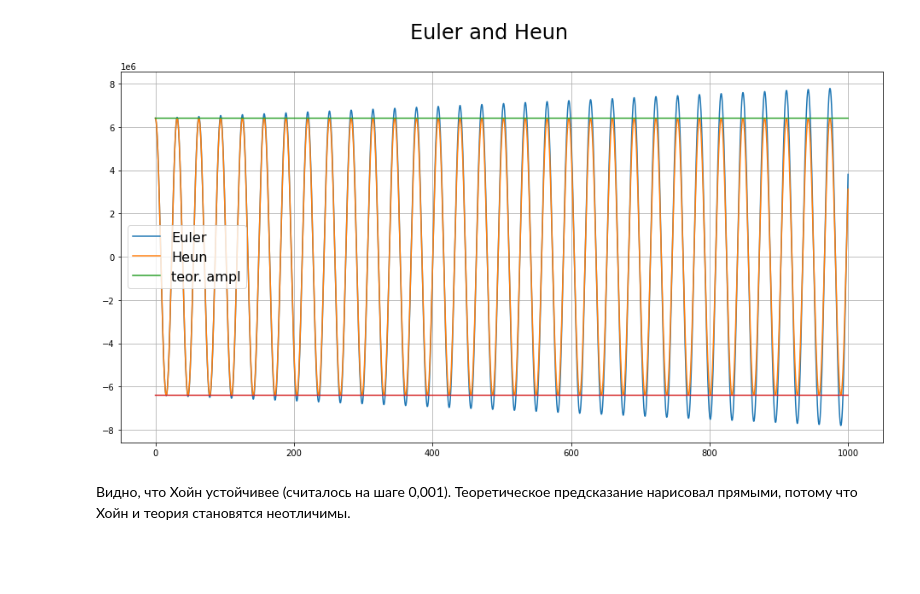
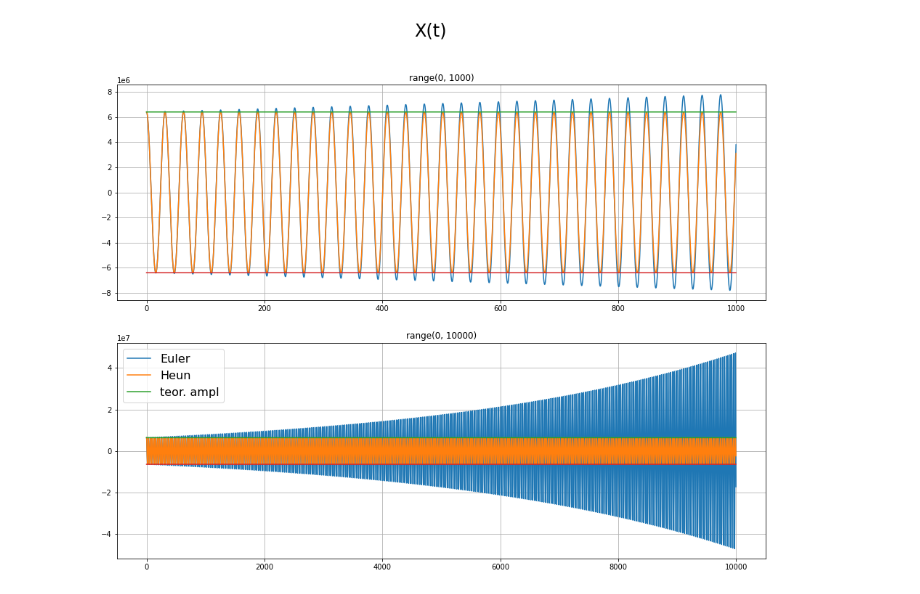
Before and after one commit to GintGld/modeling_MIPT, a Jupyter notebook: wk3/gr.ipynb, the cells around one changed output. Drawn from its saved outputs; the diff is of its cells as text; code cells hidden in the pictures; blank space fills up the shorter version.

Commit message:
graph x(t)

```diff
--- a/wk3/gr.ipynb
+++ b/wk3/gr.ipynb
@@ -6,20 +6,28 @@ import matplotlib.pyplot as plt
 d = pd.read_csv('fluct_6400000.000000_0.000000_1000000_0.000500.txt')
 d = d[:int(1*len(d))]
 # %%
-fig, ax = plt.subplots()
-fig.suptitle('Euler and Heun', fontsize=24)
-fig.set_size_inches(16, 8)
+fig, (ax1, ax2) = plt.subplots(2, 1)
+fig.suptitle('X(t)', fontsize=24)
+fig.set_size_inches(16, 12)
+
+t = np.linspace(0, len(d)*0.01*0.1, int(len(d)*0.1))
+ax1.plot(t, d.e_x[:len(t)], '-', label='Euler')
+ax1.plot(t, d.h_x[:len(t)], '-', label='Heun')
+ax1.plot(t, t-t+6.4e6, label='teor. ampl')
+ax1.plot(t, t-t-6.4e6)
 
 t = np.linspace(0, len(d)*0.01, len(d))
-ax.plot(t, d.e_x, '-', label='Euler')
-ax.plot(t, d.h_x, '-', label='Heun')
-ax.plot(t, t-t+6.4e6, label='teor. ampl')
-ax.plot(t, t-t-6.4e6)
+ax2.plot(t, d.e_x, '-', label='Euler')
+ax2.plot(t, d.h_x, '-', label='Heun')
+ax2.plot(t, t-t+6.4e6, label='teor. ampl')
+ax2.plot(t, t-t-6.4e6)
+ax2.legend(fontsize=16, loc='best')
 
-plt.legend(fontsize=16, loc='best')
-ax.grid(True)
+
+ax1.set_title('range(0, 1000)')
+ax2.set_title('range(0, 10000)')
+ax1.grid(True)
+ax2.grid(True)
 plt.show()
 # %% [output]
-[figure, old version]
+[figure, new version]
-# %% [markdown]
-Видно, что Хойн устойчивее (считалось на шаге 0,001). Теоретическое предсказание нарисовал прямыми, потому что Хойн и теория становятся неотличимы.
```
Also changed, not shown: parts of 1 cell of this notebook.
